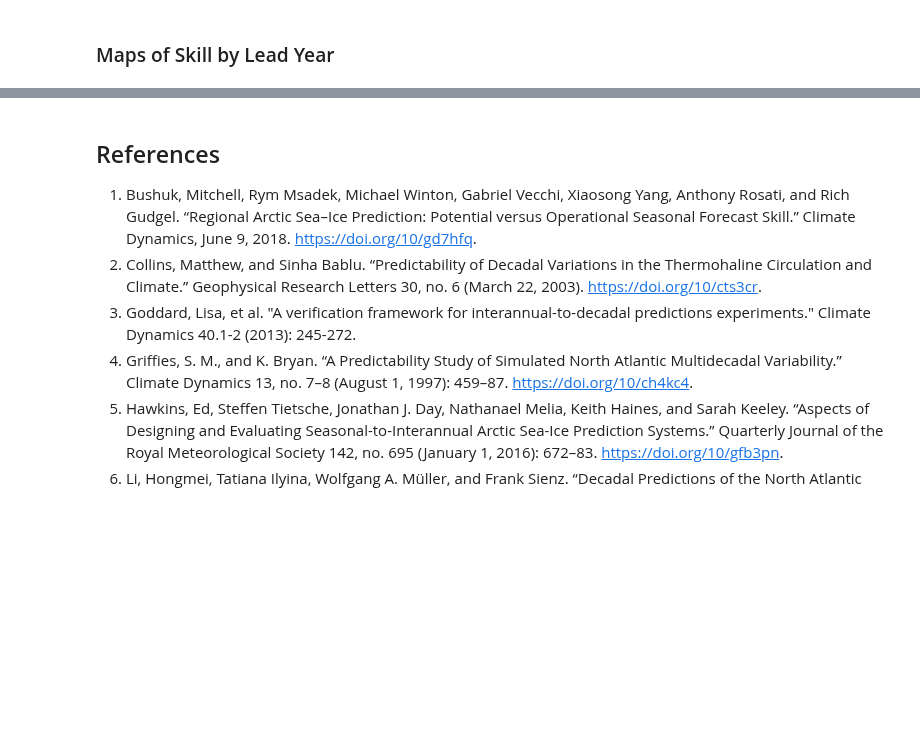
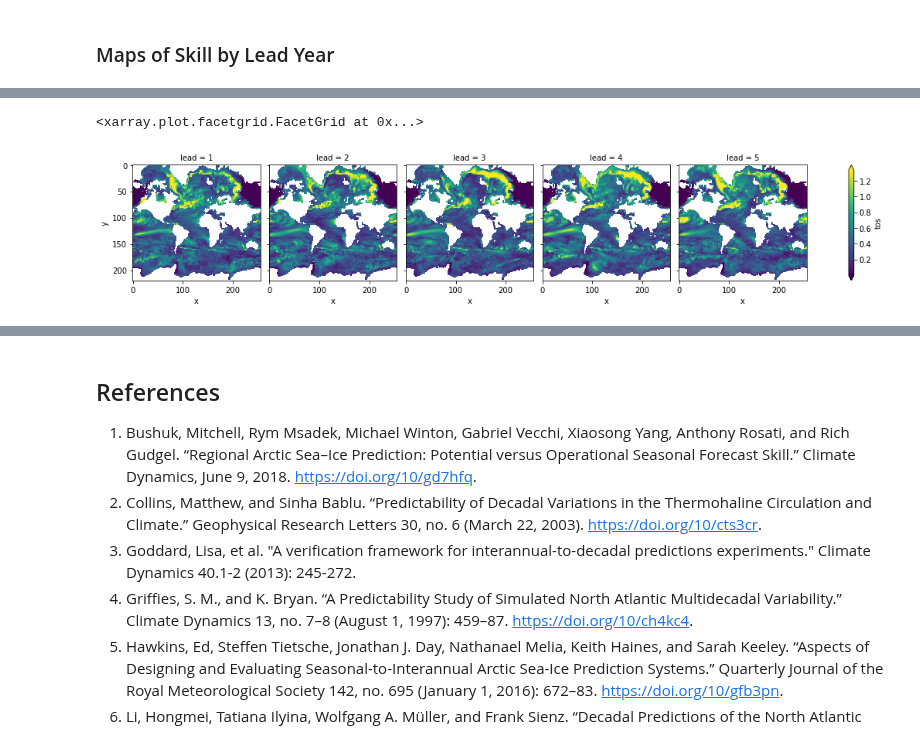
Before and after one commit to pangeo-data/climpred, a Jupyter notebook: docs/source/examples/decadal/perfect-model-predictability-demo.ipynb, the cells around one changed output, grey strips where cells are left out. Cells and saved outputs as stored; diff of their text form; code cells hidden in the pictures; blank space fills up the shorter version.

```diff
--- a/docs/source/examples/decadal/perfect-model-predictability-demo.ipynb
+++ b/docs/source/examples/decadal/perfect-model-predictability-demo.ipynb
@@ -139,0 +150,6 @@ pm.verify(metric='rmse', comparison='m2e', dim=['init', 'member'])['tos'] \
+# %%
+uninit_skill = climpred.PerfectModelEnsemble(pm.get_uninitialized()).verify(metric='rmse',comparison='m2e',dim=['init','member'])
+uninit_skill.tos.T.plot(col='lead',yincrease=False,robust=True)
+# %% [output]
+<xarray.plot.facetgrid.FacetGrid at 0x...>
+[figure, added]
```
Also changed, not shown: parts of 8 cells of this notebook, 3 other files.
